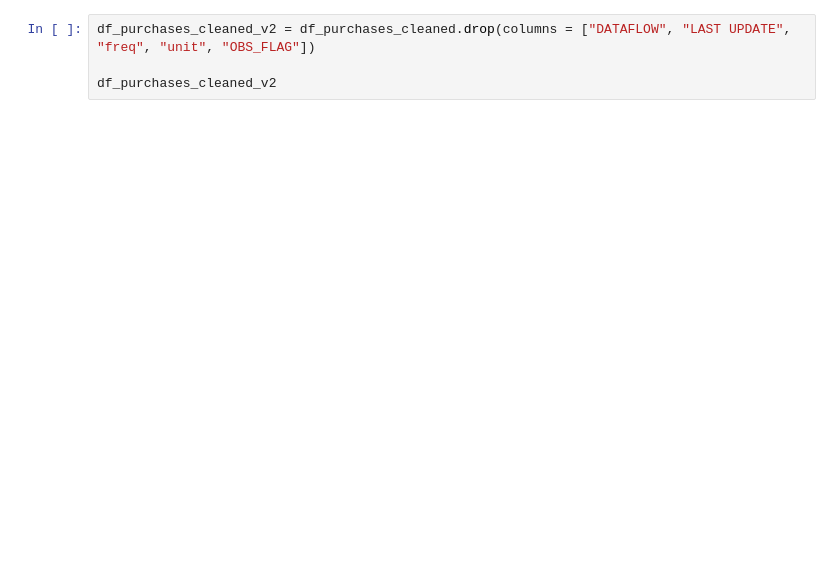
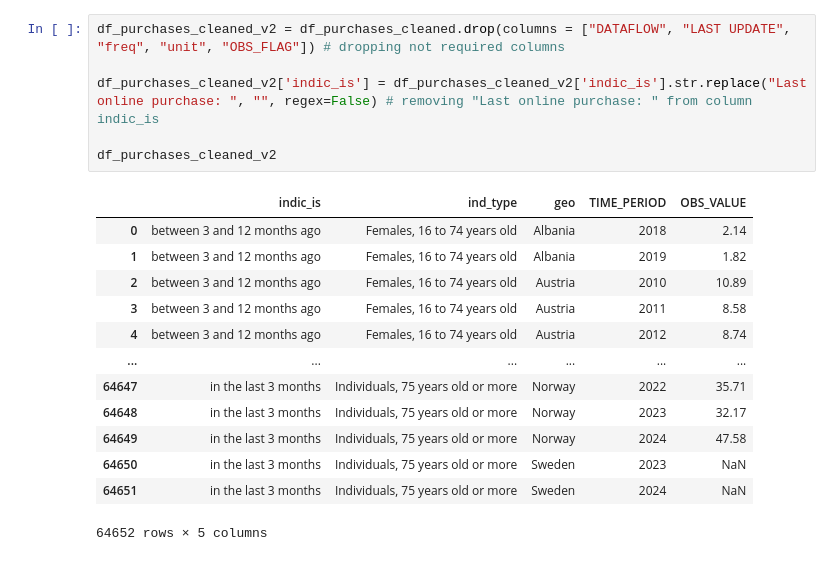
Before and after one commit to estebanba/first_project, a Jupyter notebook: notebooks/cleaning_purchases_individuals.ipynb, the cells around one changed output. Drawn from its saved outputs; the diff is of its cells as text; blank space fills up the shorter version.

```diff
--- a/notebooks/cleaning_purchases_individuals.ipynb
+++ b/notebooks/cleaning_purchases_individuals.ipynb
@@ -23,7 +57,23 @@ df_purchases_cleaned["OBS_FLAG"].value_counts()
 # %%
-df_purchases_cleaned_v2 = df_purchases_cleaned.drop(columns = ["DATAFLOW", "LAST UPDATE", "freq", "unit", "OBS_FLAG"])
+df_purchases_cleaned_v2 = df_purchases_cleaned.drop(columns = ["DATAFLOW", "LAST UPDATE", "freq", "unit", "OBS_FLAG"]) # dropping not required columns
+
+df_purchases_cleaned_v2['indic_is'] = df_purchases_cleaned_v2['indic_is'].str.replace("Last online purchase: ", "", regex=False) # removing "Last online purchase: " from column indic_is
 
 df_purchases_cleaned_v2
+# %% [output]
+|  | indic_is | ind_type | geo | TIME_PERIOD | OBS_VALUE |
+| 0 | between 3 and 12 months ago | Females, 16 to 74 years old | Albania | 2018 | 2.14 |
+| 1 | between 3 and 12 months ago | Females, 16 to 74 years old | Albania | 2019 | 1.82 |
+| 2 | between 3 and 12 months ago | Females, 16 to 74 years old | Austria | 2010 | 10.89 |
+| 3 | between 3 and 12 months ago | Females, 16 to 74 years old | Austria | 2011 | 8.58 |
+| 4 | between 3 and 12 months ago | Females, 16 to 74 years old | Austria | 2012 | 8.74 |
+| ... | ... | ... | ... | ... | ... |
+| 64647 | in the last 3 months | Individuals, 75 years old or more | Norway | 2022 | 35.71 |
+| 64648 | in the last 3 months | Individuals, 75 years old or more | Norway | 2023 | 32.17 |
+| 64649 | in the last 3 months | Individuals, 75 years old or more | Norway | 2024 | 47.58 |
+| 64650 | in the last 3 months | Individuals, 75 years old or more | Sweden | 2023 | NaN |
+| 64651 | in the last 3 months | Individuals, 75 years old or more | Sweden | 2024 | NaN |
+64652 rows × 5 columns
 # %%
 df_purchases_cleaned_v3 = df_purchases_cleaned_v2.pivot(index=['indic_is', "ind_type", 'geo'], columns='TIME_PERIOD', values='OBS_VALUE').reset_index() #pivoting to add years on columns
 
```
Also changed, not shown: parts of 41 cells of this notebook, 3 other files.
